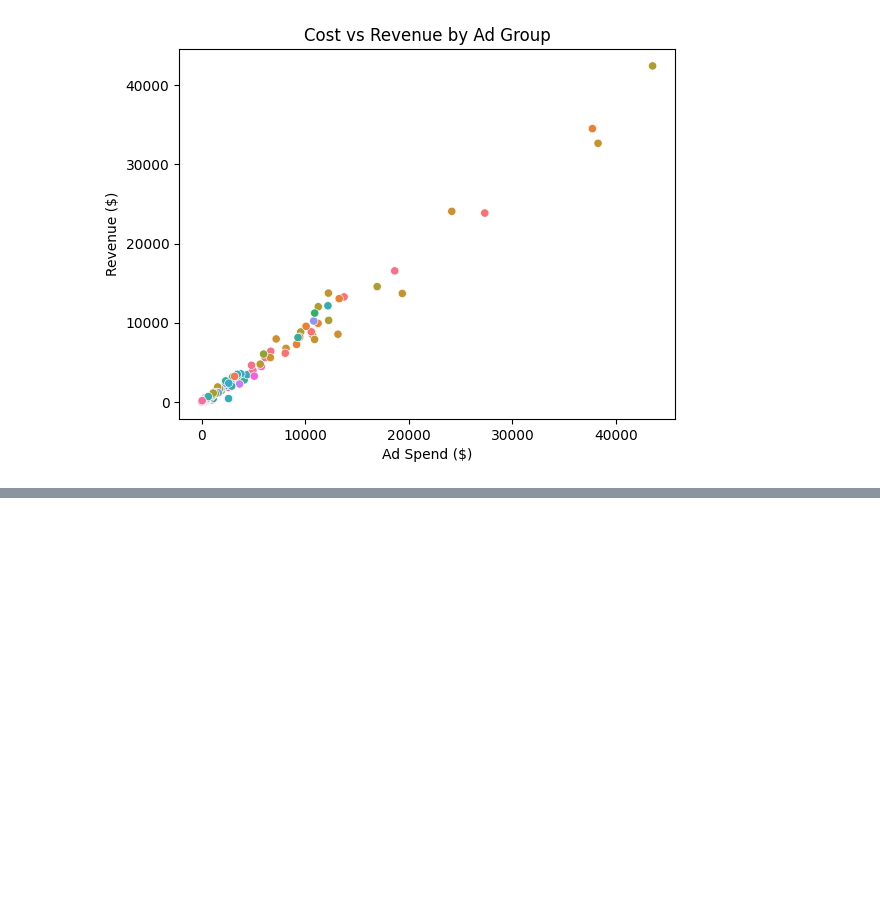
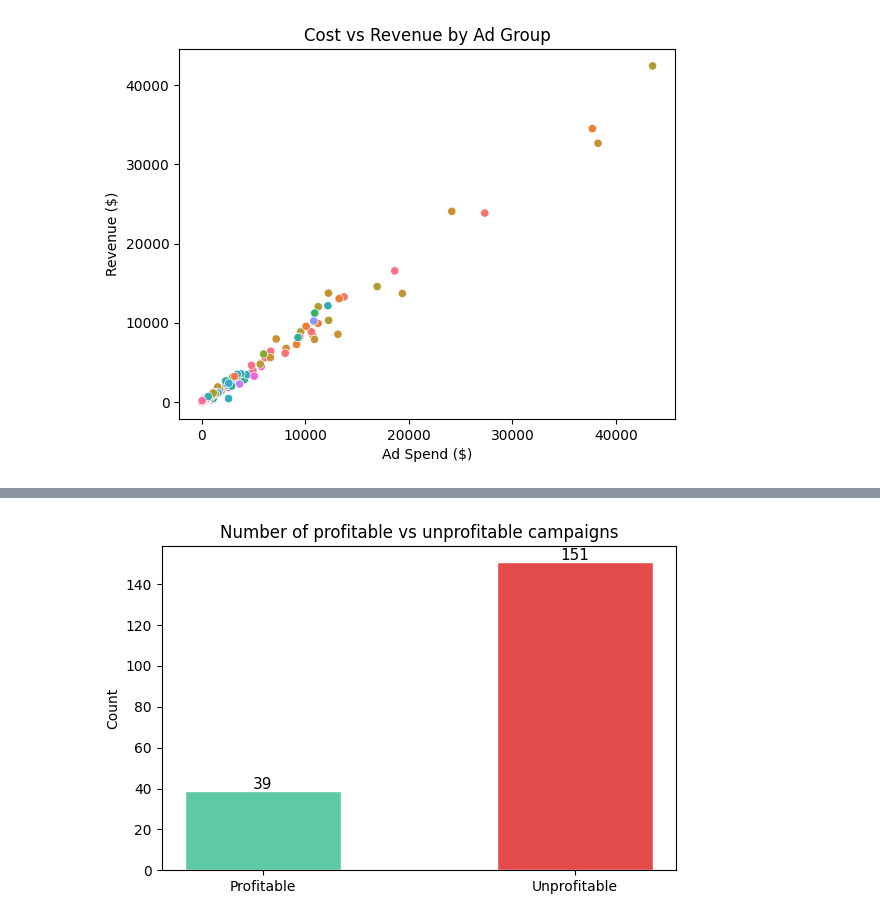
Before and after one commit to TUITOEKK/Retail-Ad-campaign-analysis, a Jupyter notebook: Analysis.ipynb, the cells around one changed output, grey strips where cells are left out. Cells and saved outputs as stored; diff of their text form; code cells hidden in the pictures; blank space fills up the shorter version.

```diff
--- a/Analysis.ipynb
+++ b/Analysis.ipynb
@@ -193,0 +215,15 @@ plt.show()
+# %%
+labels = ['Profitable', 'Unprofitable']
+counts = [(data['P&L'] > 0).sum(), (data['P&L'] <= 0).sum()]
+colors = ['#5DCAA5', '#E24B4A']
+
+plt.figure(figsize=(6, 4))
+plt.bar(labels, counts, color=colors, edgecolor='white', width=0.5)
+plt.title('Number of profitable vs unprofitable campaigns')
+plt.ylabel('Count')
+for i, v in enumerate(counts):
+    plt.text(i, v + 1, str(v), ha='center', fontsize=11)
+plt.tight_layout()
+plt.show()
+# %% [output]
+[figure, added]
```
Also changed, not shown: parts of 5 cells of this notebook.
